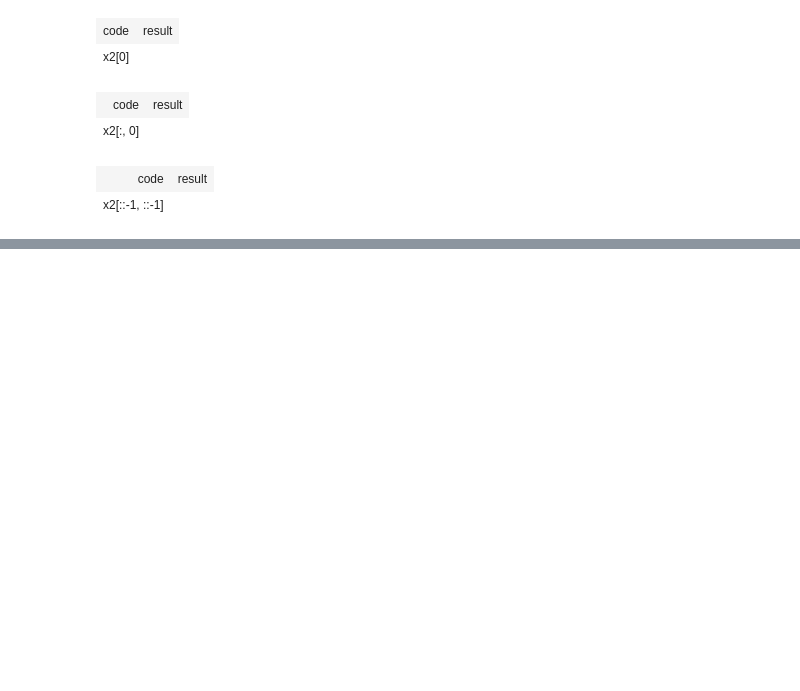
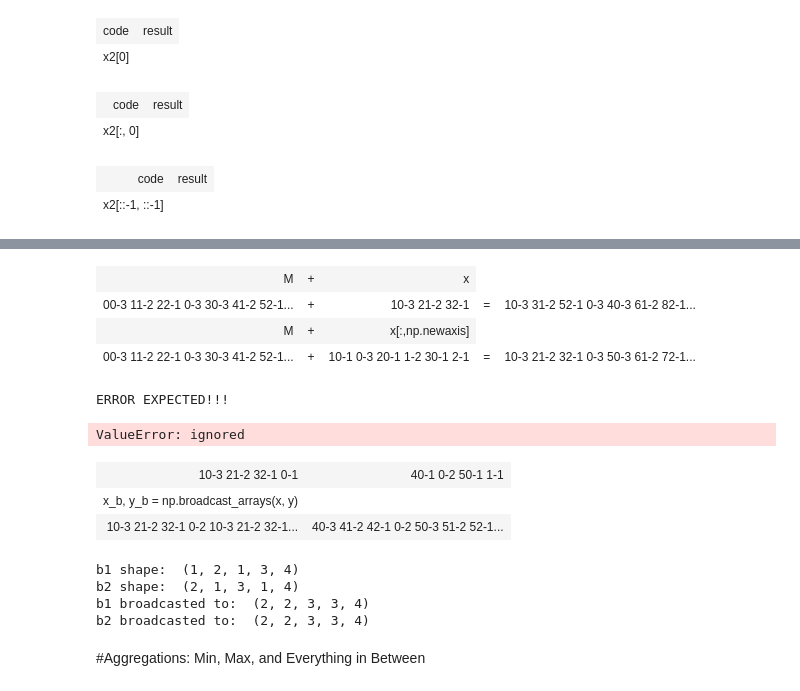
Before and after one commit to fbeilstein/kai_programming, a Jupyter notebook: lecture_2_numpy_refresher.ipynb, the cells around one changed output, grey strips where cells are left out. Saved outputs shown, nothing was run; the diff lists cells and outputs as text; code cells hidden in the pictures; blank space fills up the shorter version.

```diff
--- a/lecture_2_numpy_refresher.ipynb
+++ b/lecture_2_numpy_refresher.ipynb
@@ -1080,0 +1943,57 @@ do_example()
+# %%
+import numpy as np
+
+M = np.array([[0, 1, 2], [3, 4, 5], [6, 7, 8]])
+x = np.array([1, 2, 3])
+
+draw_tbl([#[{'text': 'Control the shape', 'colspan': 5}],
+          ['M', '+', 'x'],
+          [array_to_html(M), '+', array_to_html(x), '=', array_to_html(M+x)],
+          ['M', '+', 'x[:,np.newaxis]'],
+          [array_to_html(M), '+', array_to_html(x[:,np.newaxis]), '=', array_to_html(M+x[:,np.newaxis])]])
+# %% [output]
+| M | + | x |
+| 00-3 11-2 22-1 0-3 30-3 41-2 52-1... | + | 10-3 21-2 32-1 | = | 10-3 31-2 52-1 0-3 40-3 61-2 82-1... |
+| M | + | x[:,np.newaxis] |
+| 00-3 11-2 22-1 0-3 30-3 41-2 52-1... | + | 10-1 0-3 20-1 1-2 30-1 2-1 | = | 10-3 21-2 32-1 0-3 50-3 61-2 72-1... |
+# %%
+import numpy as np
+
+x = np.array([1, 2, 3])
+y = np.array([1, 2])
+print("ERROR EXPECTED!!!")
+x + y
+# %% [output]
+ERROR EXPECTED!!!
+ValueError: ignored
+# %%
+import numpy as np
+
+x = np.array([[1,2,3]])
+y = np.array([[4],[5]])
+x_b, y_b = np.broadcast_arrays(x, y)
+
+draw_tbl([[array_to_html(x),  array_to_html(y)],
+          [{'text': 'x_b, y_b = np.broadcast_arrays(x, y)', 'colspan': 2}],
+          [array_to_html(x_b), array_to_html(y_b)]])
+# %% [output]
+| 10-3 21-2 32-1 0-1 | 40-1 0-2 50-1 1-1 |
+| x_b, y_b = np.broadcast_arrays(x, y) |  |
+| 10-3 21-2 32-1 0-2 10-3 21-2 32-1... | 40-3 41-2 42-1 0-2 50-3 51-2 52-1... |
+# %%
+a = np.arange(2 * 3 * 4).reshape(2, 3, 4)
+b1 = a.reshape(1, 2, 1, 3, 4)
+b2 = (a * 1000).reshape(2, 1, 3, 1 ,4)
+c1, c2 = np.broadcast_arrays(b1, b2)
+
+print("b1 shape: ", b1.shape)
+print("b2 shape: ", b2.shape)
+print("b1 broadcasted to: ", c1.shape)
+print("b2 broadcasted to: ", c2.shape)
+# %% [output]
+b1 shape:  (1, 2, 1, 3, 4)
+b2 shape:  (2, 1, 3, 1, 4)
+b1 broadcasted to:  (2, 2, 3, 3, 4)
+b2 broadcasted to:  (2, 2, 3, 3, 4)
+# %% [markdown]
+#Aggregations: Min, Max, and Everything in Between
```
Also changed, not shown: parts of 72 cells of this notebook.
